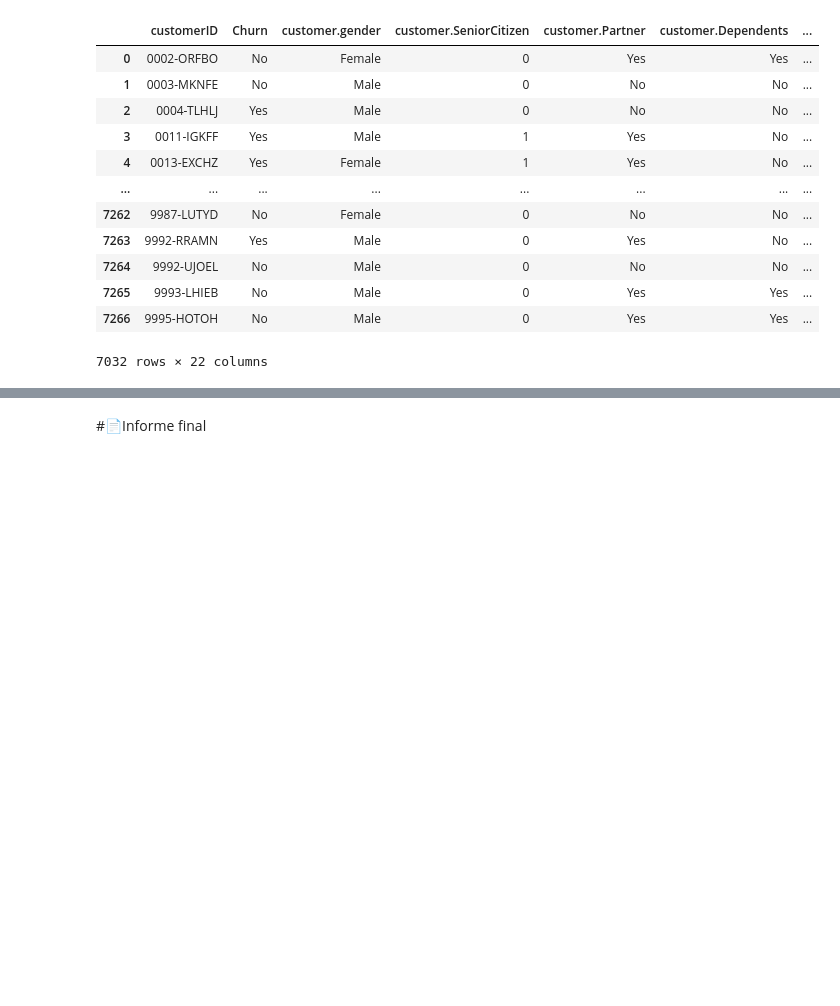
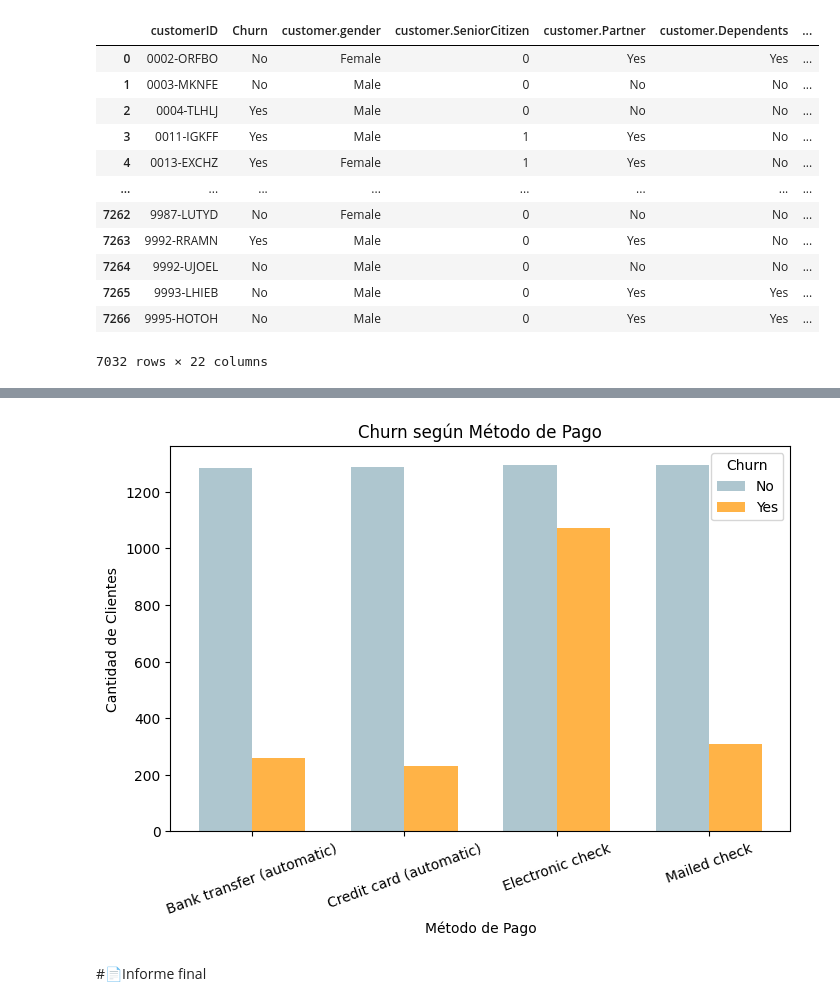
Before and after one commit to Saya-Sayita/Challenge2-TelecomX-main, a Jupyter notebook: Challenge2_TelecomX_LATAM.ipynb, the cells around one changed output, grey strips where cells are left out. Cells and saved outputs as stored; diff of their text form; code cells hidden in the pictures; blank space fills up the shorter version.

```diff
--- a/Challenge2_TelecomX_LATAM.ipynb
+++ b/Challenge2_TelecomX_LATAM.ipynb
@@ -373,2 +344,37 @@ fig.show()
+# %%
+import matplotlib.pyplot as plt
+
+# Preparar datos
+df_grouped = df_normalizado.groupby(['account.PaymentMethod', 'Churn']).size().reset_index(name='Cantidad')
+total_por_categoria = df_grouped.groupby('account.PaymentMethod')['Cantidad'].transform('sum')
+df_grouped['Porcentaje'] = (df_grouped['Cantidad'] / total_por_categoria * 100).round(1)
+df_grouped['Texto'] = df_grouped.apply(lambda row: f"{row['Cantidad']} ({row['Porcentaje']}%)", axis=1)
+
+methods = df_grouped['account.PaymentMethod'].unique()
+churn_status = df_grouped['Churn'].unique()
+width = 0.35
+
+colors = {'No': '#AEC6CF', 'Yes': '#FFB347'}
+
+fig, ax = plt.subplots(figsize=(8,5))
+
+for i, churn in enumerate(churn_status):
+    vals = []
+    for method in methods:
+        val = df_grouped[(df_grouped['account.PaymentMethod'] == method) & (df_grouped['Churn'] == churn)]['Cantidad']
+        vals.append(val.values[0] if not val.empty else 0)
+    positions = range(len(methods))
+    ax.bar([p + i*width for p in positions], vals, width=width, label=str(churn), color=colors[churn])
+
+ax.set_xticks([p + width/2 for p in range(len(methods))])
+ax.set_xticklabels(methods, rotation=20)
+ax.set_ylabel('Cantidad de Clientes')
+ax.set_xlabel('Método de Pago')
+ax.set_title('Churn según Método de Pago')
+ax.legend(title='Churn')
+
+plt.show()
+# %% [output]
+[figure, added]
 # %% [markdown]
 #📄Informe final
```
Also changed, not shown: parts of 1 cell of this notebook.
